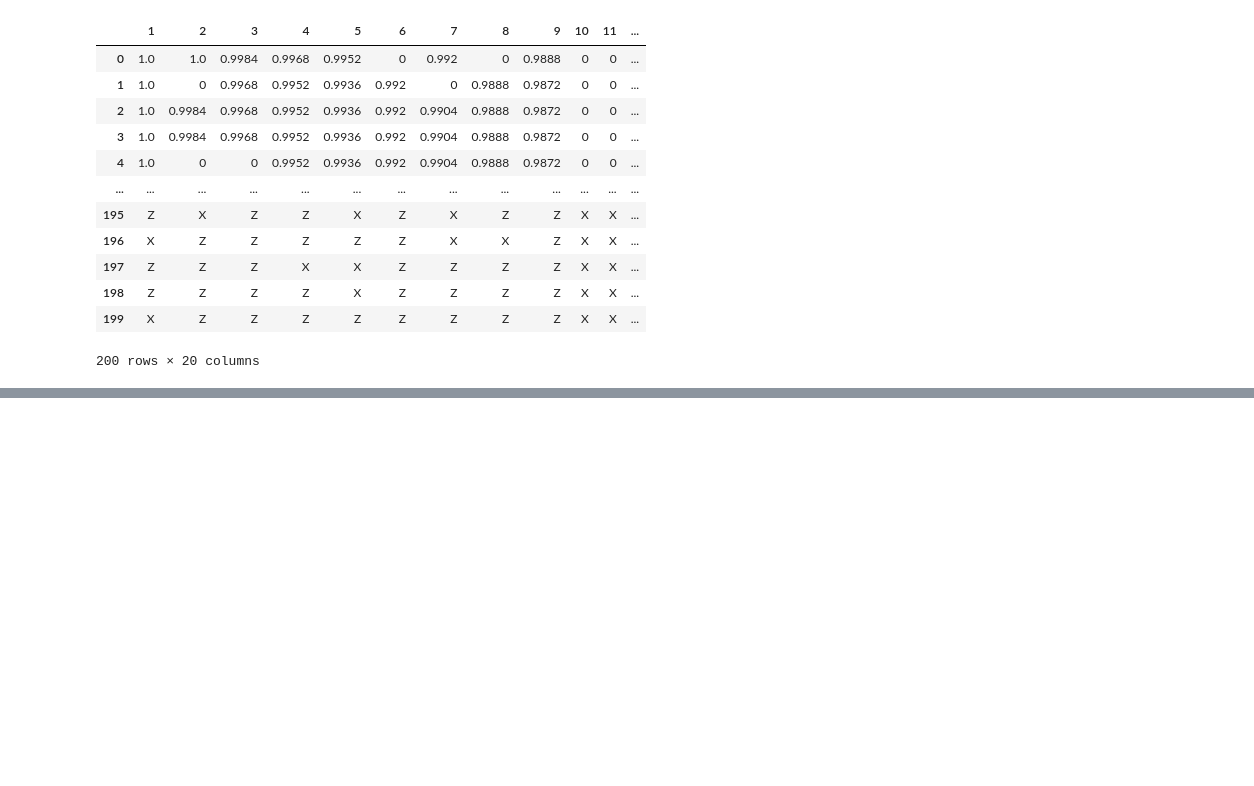
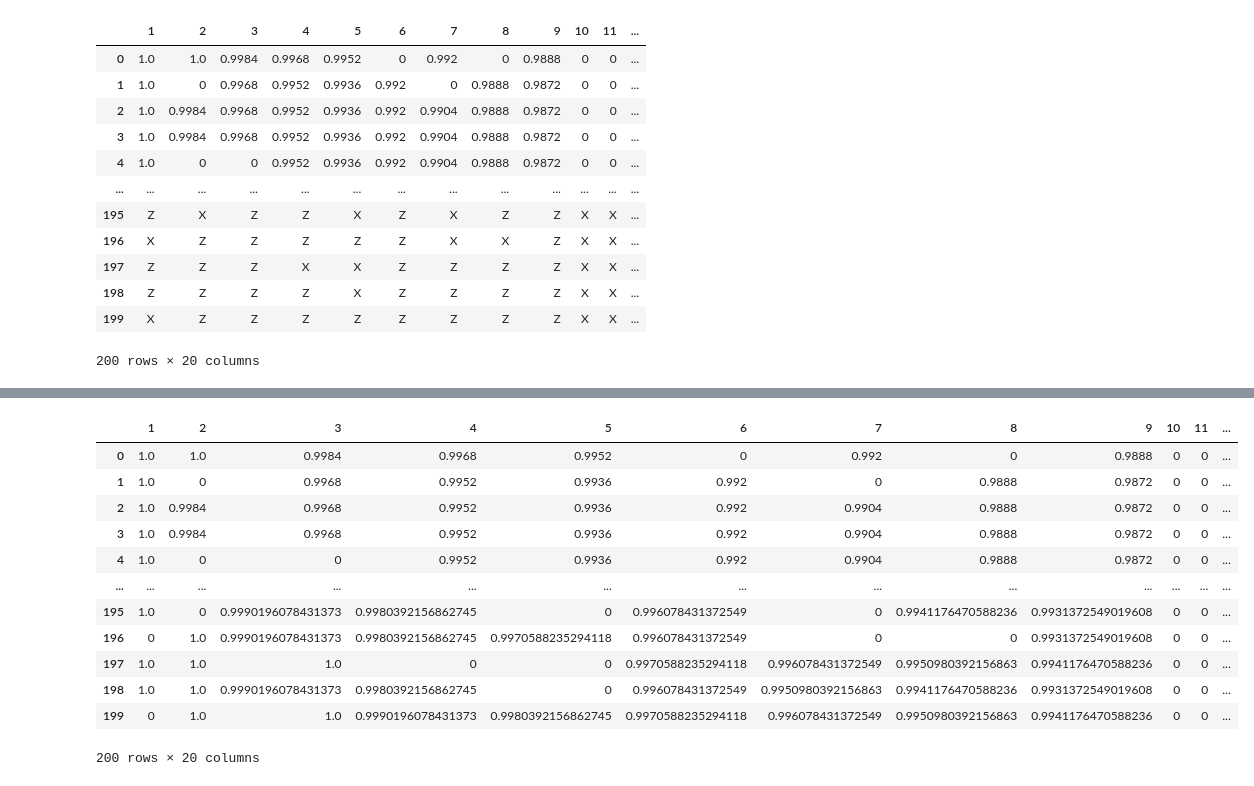
Before and after one commit to Dongsunam/dongsoo, a Jupyter notebook: POSCO.ipynb, the cells around one changed output, grey strips where cells are left out. Drawn from its saved outputs; the diff is of its cells as text; code cells hidden in the pictures; blank space fills up the shorter version.

```diff
--- a/POSCO.ipynb
+++ b/POSCO.ipynb
@@ -48,0 +90,23 @@ x_data
+# %%
+
+for j in range(100, 150):
+  for i in range(len(x_data.loc[j])):
+    change=y_data[j]+i+1
+    if (change<=0):
+      change=0
+    T=(20-change)*T_B+change*T_Z
+
+    if x_data.loc[j][i]=='B':
+      T=T/(T_B*20)
+      T=str(T)
+      x_data.loc[j][i] = x_data.loc[j][i].replace('B',T)
+
+    elif x_data.loc[j][i]=='Z':
+      T=T/(T_Z*20)
+      T=str(T)
+      x_data.loc[j][i] = x_data.loc[j][i].replace('Z',T)
+
+    else:
+      x_data.loc[j][i] = x_data.loc[j][i].replace('X','0')
+
+x_data
@@ -48,0 +127,36 @@ x_data
+# %%
+for j in range(150, 200):
+  for i in range(len(x_data.loc[j])):
+    change=y_data[j]+i+1
+    if (change<=0):
+      change=0
+    T=(20-change)*T_Z+change*T_B
+
+    if x_data.loc[j][i]=='B':
+      T=T/(T_B*20)
+      T=str(T)
+      x_data.loc[j][i] = x_data.loc[j][i].replace('B',T)
+
+    elif x_data.loc[j][i]=='Z':
+      T=T/(T_Z*20)
+      T=str(T)
+      x_data.loc[j][i] = x_data.loc[j][i].replace('Z',T)
+
+    else:
+      x_data.loc[j][i] = x_data.loc[j][i].replace('X','0')
+
+x_data
+# %% [output]
+|  | 1 | 2 | 3 | 4 | 5 | 6 | 7 | 8 | 9 | 10 | 11 | ... |
+| 0 | 1.0 | 1.0 | 0.9984 | 0.9968 | 0.9952 | 0 | 0.992 | 0 | 0.9888 | 0 | 0 | ... |
+| 1 | 1.0 | 0 | 0.9968 | 0.9952 | 0.9936 | 0.992 | 0 | 0.9888 | 0.9872 | 0 | 0 | ... |
+| 2 | 1.0 | 0.9984 | 0.9968 | 0.9952 | 0.9936 | 0.992 | 0.9904 | 0.9888 | 0.9872 | 0 | 0 | ... |
+| 3 | 1.0 | 0.9984 | 0.9968 | 0.9952 | 0.9936 | 0.992 | 0.9904 | 0.9888 | 0.9872 | 0 | 0 | ... |
+| 4 | 1.0 | 0 | 0 | 0.9952 | 0.9936 | 0.992 | 0.9904 | 0.9888 | 0.9872 | 0 | 0 | ... |
+| ... | ... | ... | ... | ... | ... | ... | ... | ... | ... | ... | ... | ... |
+| 195 | 1.0 | 0 | 0.9990196078431373 | 0.9980392156862745 | 0 | 0.996078431372549 | 0 | 0.9941176470588236 | 0.9931372549019608 | 0 | 0 | ... |
+| 196 | 0 | 1.0 | 0.9990196078431373 | 0.9980392156862745 | 0.9970588235294118 | 0.996078431372549 | 0 | 0 | 0.9931372549019608 | 0 | 0 | ... |
+| 197 | 1.0 | 1.0 | 1.0 | 0 | 0 | 0.9970588235294118 | 0.996078431372549 | 0.9950980392156863 | 0.9941176470588236 | 0 | 0 | ... |
+| 198 | 1.0 | 1.0 | 0.9990196078431373 | 0.9980392156862745 | 0 | 0.996078431372549 | 0.9950980392156863 | 0.9941176470588236 | 0.9931372549019608 | 0 | 0 | ... |
+| 199 | 0 | 1.0 | 1.0 | 0.9990196078431373 | 0.9980392156862745 | 0.9970588235294118 | 0.996078431372549 | 0.9950980392156863 | 0.9941176470588236 | 0 | 0 | ... |
+200 rows × 20 columns
```
Also changed, not shown: parts of 4 cells of this notebook.
